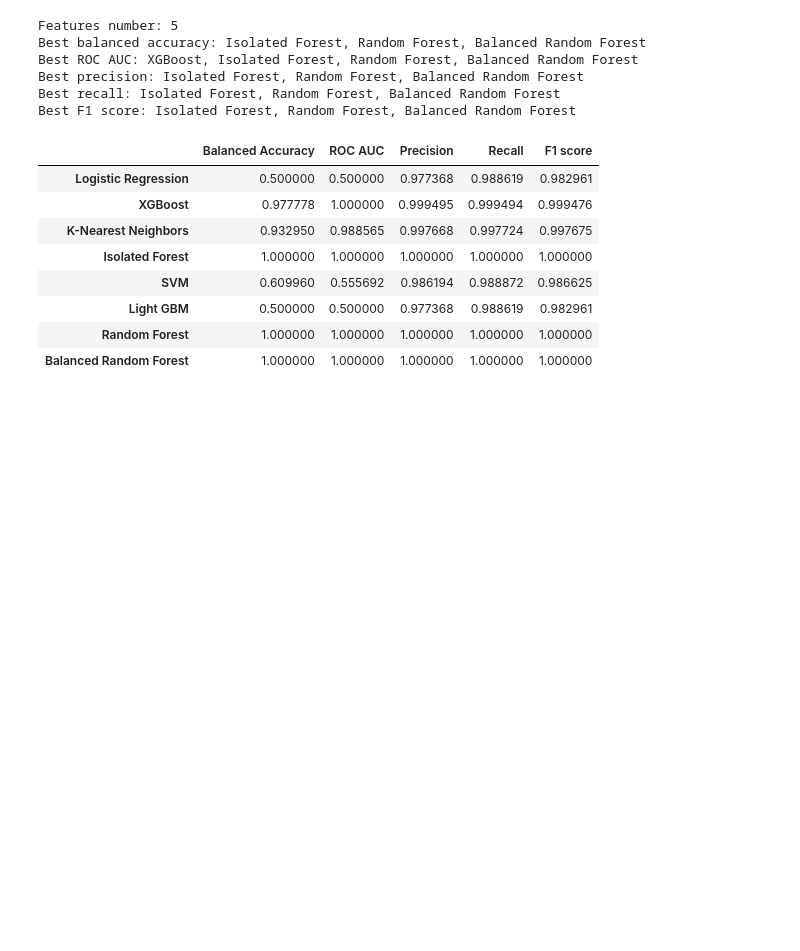
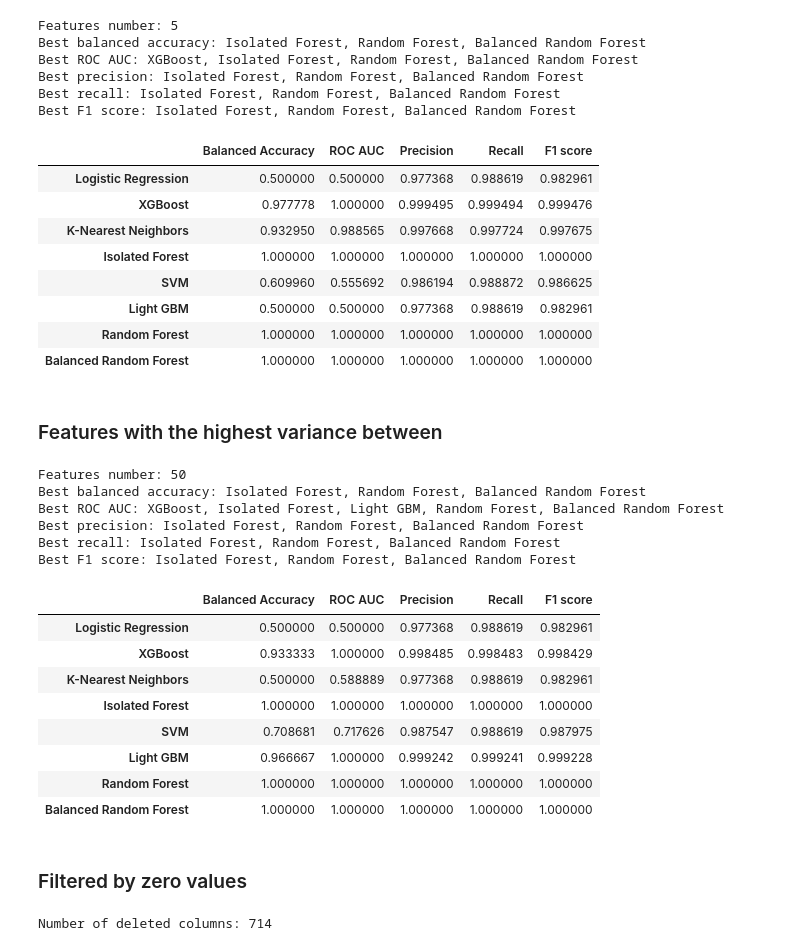
Before and after one commit to melehean/CTC-Detection, a Jupyter notebook: compare_models_SC_integration_dataset.ipynb, the cells around one changed output. Cells and saved outputs as stored; diff of their text form; code cells hidden in the pictures; blank space fills up the shorter version.

Commit message:
check models with highest variance between and add filtering features

```diff
--- a/compare_models_SC_integration_dataset.ipynb
+++ b/compare_models_SC_integration_dataset.ipynb
@@ -457,3 +457,48 @@ Best F1 score: Isolated Forest, Random Forest, Balanced Random Forest
 | Light GBM | 0.500000 | 0.500000 | 0.977368 | 0.988619 | 0.982961 |
 | Random Forest | 1.000000 | 1.000000 | 1.000000 | 1.000000 | 1.000000 |
 | Balanced Random Forest | 1.000000 | 1.000000 | 1.000000 | 1.000000 | 1.000000 |
+# %% [markdown]
+### Features with the highest variance between
+# %%
+variance_between_features = pd.read_csv("features/regular_variance_between.csv", index_col=0)
+variance_between_features.sort_values(by="feature_importance_vals", ascending=False)
+
+variance_between_train_data = train_data[variance_between_features.index[:50]]
+variance_between_test_data = test_data[variance_between_features.index[:50]]
+run_all_models(classifiers, names, variance_between_train_data, train_true_results, variance_between_test_data, test_true_results)
+# %% [output]
+Features number: 50
+Best balanced accuracy: Isolated Forest, Random Forest, Balanced Random Forest
+Best ROC AUC: XGBoost, Isolated Forest, Light GBM, Random Forest, Balanced Random Forest
+Best precision: Isolated Forest, Random Forest, Balanced Random Forest
+Best recall: Isolated Forest, Random Forest, Balanced Random Forest
+Best F1 score: Isolated Forest, Random Forest, Balanced Random Forest
+|  | Balanced Accuracy | ROC AUC | Precision | Recall | F1 score |
+| Logistic Regression | 0.500000 | 0.500000 | 0.977368 | 0.988619 | 0.982961 |
+| XGBoost | 0.933333 | 1.000000 | 0.998485 | 0.998483 | 0.998429 |
+| K-Nearest Neighbors | 0.500000 | 0.588889 | 0.977368 | 0.988619 | 0.982961 |
+| Isolated Forest | 1.000000 | 1.000000 | 1.000000 | 1.000000 | 1.000000 |
+| SVM | 0.708681 | 0.717626 | 0.987547 | 0.988619 | 0.987975 |
+| Light GBM | 0.966667 | 1.000000 | 0.999242 | 0.999241 | 0.999228 |
+| Random Forest | 1.000000 | 1.000000 | 1.000000 | 1.000000 | 1.000000 |
+| Balanced Random Forest | 1.000000 | 1.000000 | 1.000000 | 1.000000 | 1.000000 |
+# %% [markdown]
+### Filtered by zero values
+# %%
+healthy_cells_train_indices = np.where(train_true_results == 0)[0]
+healthy_train_data = train_data.iloc[healthy_cells_train_indices]
+
+filtered_by_zero_values_train_data = train_data
+filtered_by_zero_values_test_data = test_data
+number_of_deleted_columns = 0
+
+for (columnName, columnData) in train_data.iteritems():
+    num_of_zero_values = (train_data.iloc[healthy_cells_train_indices][columnName]==0).sum()
+    if num_of_zero_values > 0.97*len(train_data[columnName]):
+        filtered_by_zero_values_train_data.drop(columns=[columnName], axis=1, inplace=True)
+        filtered_by_zero_values_test_data.drop(columns=[columnName], axis=1, inplace=True)
+        number_of_deleted_columns += 1
+
+print(f'Number of deleted columns: {number_of_deleted_columns}')
+# %% [output]
+Number of deleted columns: 714
```
Also changed, not shown: parts of 3 cells of this notebook, 3 other files.
